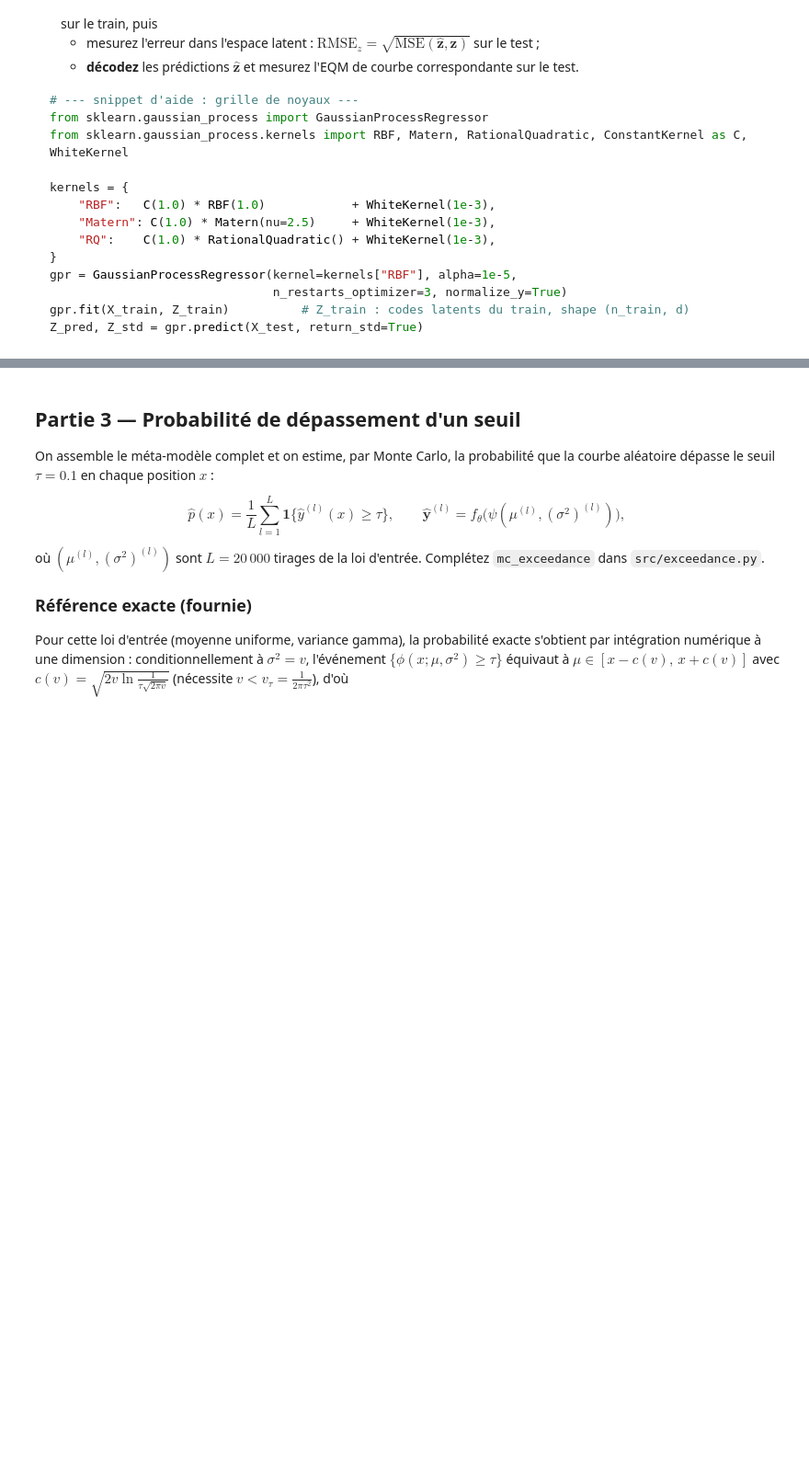
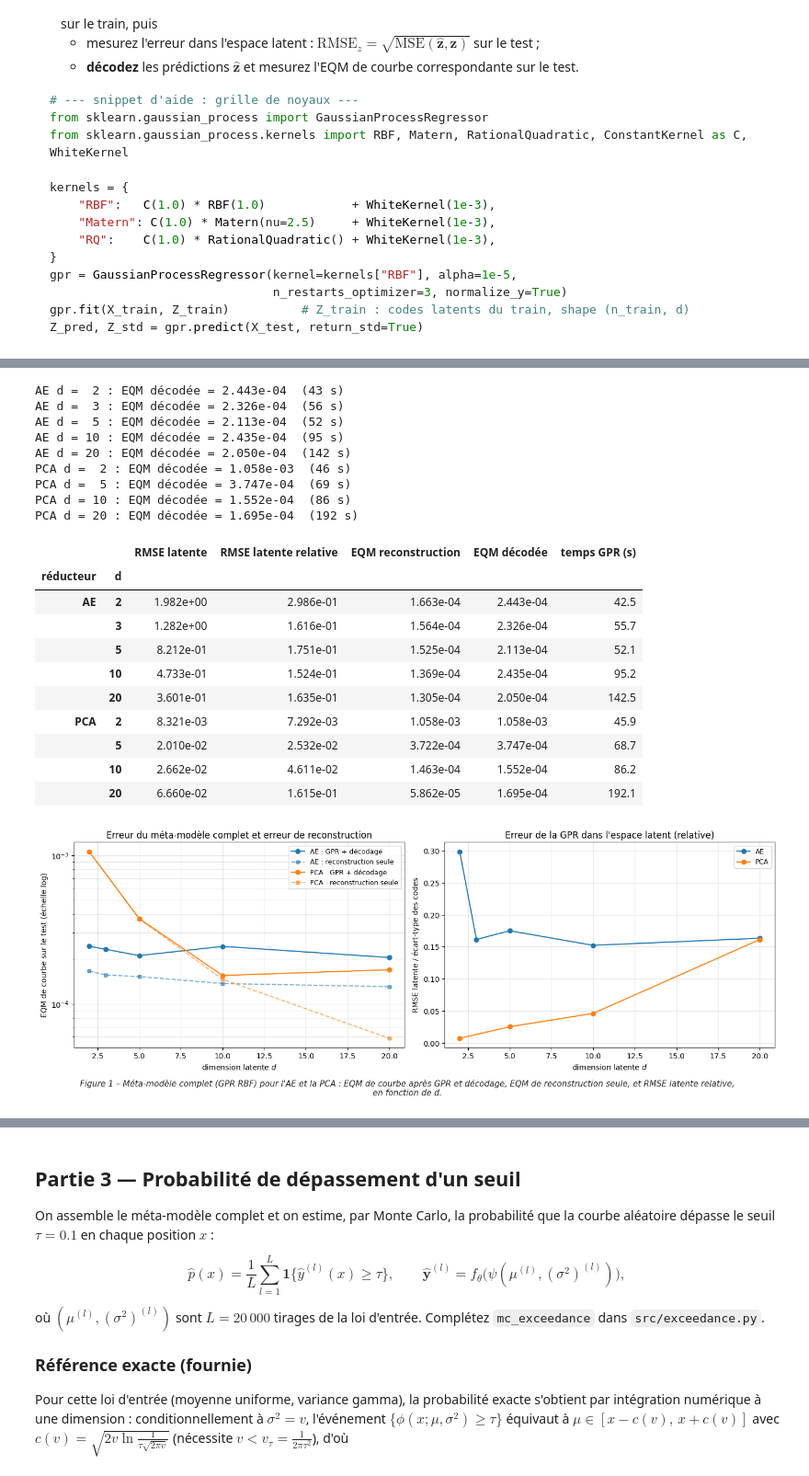
Before and after one commit to devhyacinthe/Projet-MTH2329, a Jupyter notebook: Work_Session_Surrogate_Model.ipynb, the cells around one changed output, grey strips where cells are left out. Shown at 92% size. Cells and saved outputs as stored; diff of their text form; code cells hidden in the pictures; blank space fills up the shorter version.

```diff
--- a/Work_Session_Surrogate_Model.ipynb
+++ b/Work_Session_Surrogate_Model.ipynb
@@ -500,0 +688,54 @@ print('Méta-modèle retenu : AE d = 2 + GPR', best_kernel)
+# %%
+from src.visualization import plot_decoded_vs_d
+
+sweep_cfg = {'AE': (ae_reducers, [2, 3, 5, 10, 20]), 'PCA': (pca_reducers, [2, 5, 10, 20])}
+sweep, sweep_errors = [], {}
+for red, (reducers_red, ds) in sweep_cfg.items():
+    for d in ds:
+        reducer = reducers_red[d]
+        Ztr, Zte = reducer.transform(y_train), reducer.transform(y_test)
+        if (red, d) == ('AE', 2):
+            g = gpr_rbf                                     # déjà entraîné à l'étape 2
+        else:
+            g = fit_gpr(X_train, Ztr, kernel_name='RBF', n_restarts=0)
+        sweep_errors[(red, d)] = decoded_curve_errors(g, reducer.decoder, X_test, y_test)
+        sweep.append({'réducteur': red, 'd': d,
+                      'RMSE latente': latent_rmse(g, X_test, Zte),
+                      'RMSE latente relative': latent_rmse_relative(g, X_test, Zte),
+                      'EQM reconstruction': reconstruction_mse(reducer, y_test),
+                      'EQM décodée': sweep_errors[(red, d)].mean(),
+                      'temps GPR (s)': g.fit_time_})
+        print(f"{red} d = {d:2d} : EQM décodée = {sweep[-1]['EQM décodée']:.3e}  ({g.fit_time_:.0f} s)")
+display(results_table(sweep, index=['réducteur', 'd']))
+
+results = {}
+for red in sweep_cfg:
+    rows = [r for r in sweep if r['réducteur'] == red]
+    results[red] = {col: [r[col] for r in rows]
+                    for col in ['d', 'EQM décodée', 'EQM reconstruction', 'RMSE latente relative']}
+fig = plot_decoded_vs_d(results)
+add_caption(fig, "Méta-modèle complet (GPR RBF) pour l'AE et la PCA : EQM de courbe après GPR et "
+                 "décodage, EQM de reconstruction seule, et RMSE latente relative, en fonction de d.")
+plt.show()
+# %% [output]
+AE d =  2 : EQM décodée = 2.443e-04  (43 s)
+AE d =  3 : EQM décodée = 2.326e-04  (56 s)
+AE d =  5 : EQM décodée = 2.113e-04  (52 s)
+AE d = 10 : EQM décodée = 2.435e-04  (95 s)
+AE d = 20 : EQM décodée = 2.050e-04  (142 s)
+PCA d =  2 : EQM décodée = 1.058e-03  (46 s)
+PCA d =  5 : EQM décodée = 3.747e-04  (69 s)
+PCA d = 10 : EQM décodée = 1.552e-04  (86 s)
+PCA d = 20 : EQM décodée = 1.695e-04  (192 s)
+|  |  | RMSE latente | RMSE latente relative | EQM reconstruction | EQM décodée | temps GPR (s) |
+| réducteur | d |  |  |  |  |  |
+| AE | 2 | 1.982e+00 | 2.986e-01 | 1.663e-04 | 2.443e-04 | 42.5 |
+|  | 3 | 1.282e+00 | 1.616e-01 | 1.564e-04 | 2.326e-04 | 55.7 |
+|  | 5 | 8.212e-01 | 1.751e-01 | 1.525e-04 | 2.113e-04 | 52.1 |
+|  | 10 | 4.733e-01 | 1.524e-01 | 1.369e-04 | 2.435e-04 | 95.2 |
+|  | 20 | 3.601e-01 | 1.635e-01 | 1.305e-04 | 2.050e-04 | 142.5 |
+| PCA | 2 | 8.321e-03 | 7.292e-03 | 1.058e-03 | 1.058e-03 | 45.9 |
+|  | 5 | 2.010e-02 | 2.532e-02 | 3.722e-04 | 3.747e-04 | 68.7 |
+|  | 10 | 2.662e-02 | 4.611e-02 | 1.463e-04 | 1.552e-04 | 86.2 |
+|  | 20 | 6.660e-02 | 1.615e-01 | 5.862e-05 | 1.695e-04 | 192.1 |
+[figure, added]
```
Also changed, not shown: parts of 39 cells of this notebook, 3 other files.
